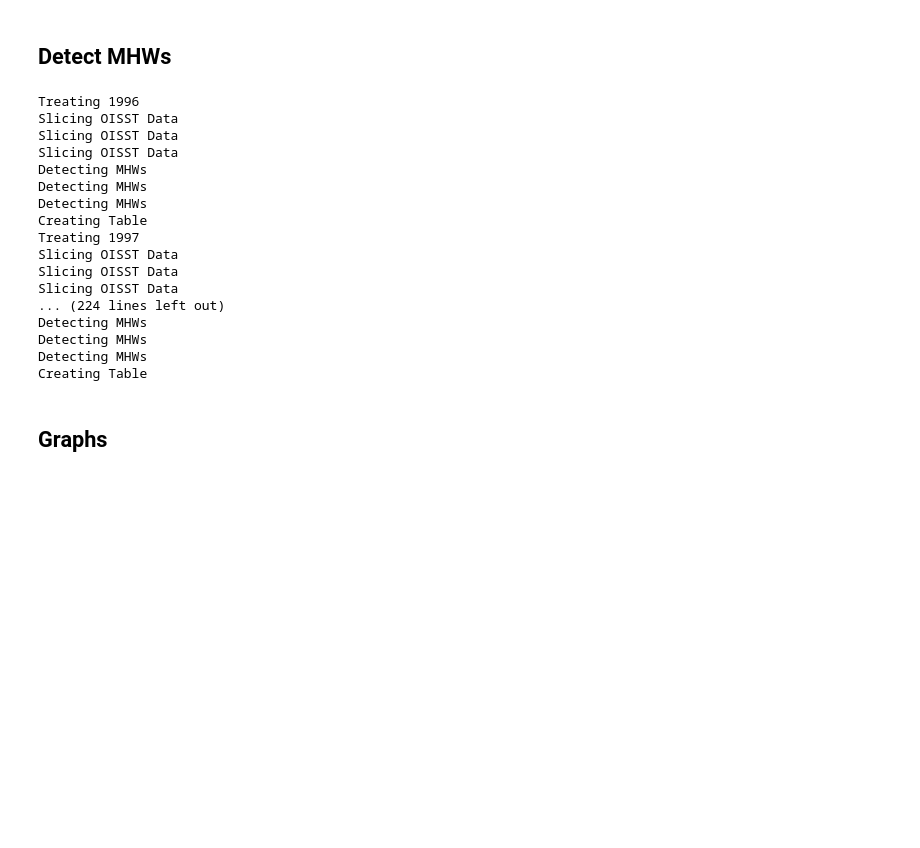
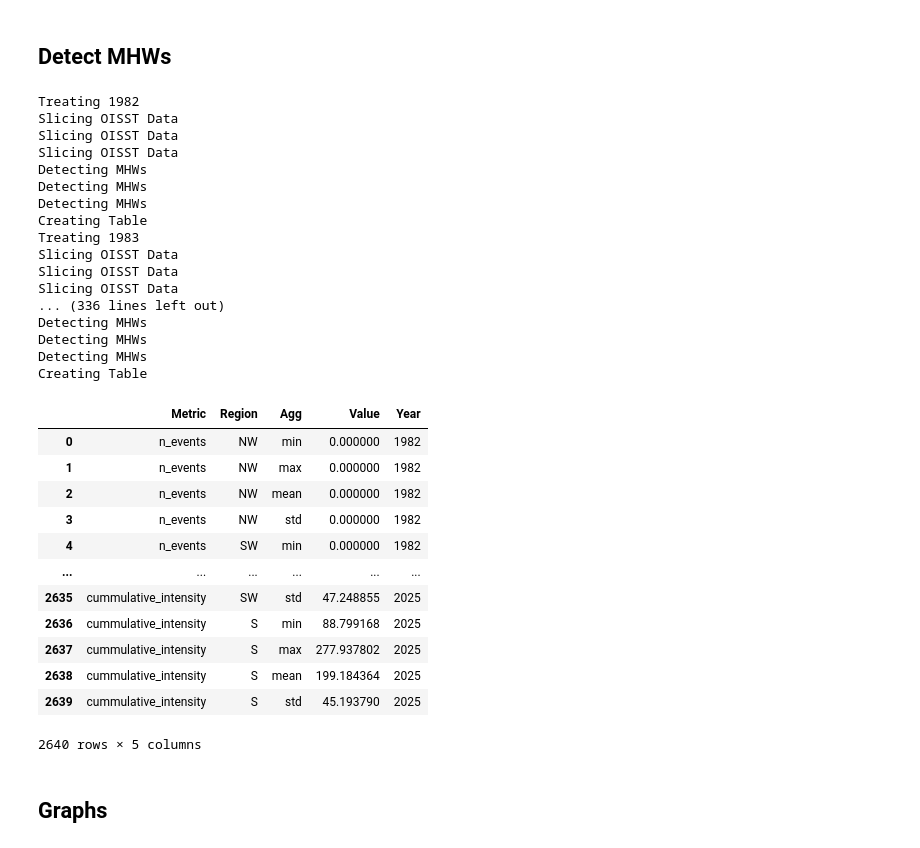
Before and after one commit to silveira-m/marineheatwaves, a Jupyter notebook: mhw_analysis_9A_zones.ipynb, the cells around one changed output. Cells and saved outputs as stored; diff of their text form; code cells hidden in the pictures; blank space fills up the shorter version.

```diff
--- a/mhw_analysis_9A_zones.ipynb
+++ b/mhw_analysis_9A_zones.ipynb
@@ -198,7 +208,9 @@ class Year:
 
         oisst_sel = spatial_subset(oisst).where(self.shape_masks[zone])
         oisst_sst = oisst_sel["sst"]
-        return oisst_sst.to_dataframe().reset_index()
+        df = oisst_sst.to_dataframe().reset_index()
+        df = df.dropna(subset=['sst'])
+        return df
 
 
     def detect_MHW(self, zone, climatology_period=(1982, 2011)):
@@ -270,12 +282,14 @@ class Year:
         return final_df
 # %%
 yearDict = {}
-for i in range(1996, 2026):
+for i in range(1982, 2026):
     print(f'Treating {i}')
     year = Year(i, shape_masks)
     yearDict[i] = year
+
+np.save('yearDict9a.npy', yearDict)
 # %% [output]
-Treating 1996
+Treating 1982
 Slicing OISST Data
 Slicing OISST Data
 Slicing OISST Data
@@ -283,15 +297,55 @@ Detecting MHWs
 Detecting MHWs
 Detecting MHWs
 Creating Table
-Treating 1997
+Treating 1983
 Slicing OISST Data
 Slicing OISST Data
 Slicing OISST Data
-... (224 lines left out)
+... (336 lines left out)
 Detecting MHWs
 Detecting MHWs
 Detecting MHWs
 Creating Table
+# %%
+yearDictS = np.load('yearDict9a.npy', allow_pickle=True).item()
+# %%
+writer = pd.ExcelWriter('Summary Tables/9a.xlsx')
+for year, obj in yearDictS.items():
+    obj.table.to_excel(writer, sheet_name= str(year))
+writer.close()
 # %%
 import plotly.express as px
 import plotly.graph_objects as go
+# %%
+all_years = []
+
+for year, obj in yearDictS.items():
+    table = obj.table.copy()
+
+    df_year = (
+        table
+        .stack(level=[0, 1], future_stack=True)
+        .reset_index()
+    )
+
+    df_year.columns = ['Metric', 'Region', 'Agg', 'Value']
+    df_year['Year'] = year
+
+    all_years.append(df_year)
+
+df = pd.concat(all_years, ignore_index=True)
+df
+# %% [output]
+|  | Metric | Region | Agg | Value | Year |
+| 0 | n_events | NW | min | 0.000000 | 1982 |
+| 1 | n_events | NW | max | 0.000000 | 1982 |
+| 2 | n_events | NW | mean | 0.000000 | 1982 |
+| 3 | n_events | NW | std | 0.000000 | 1982 |
+| 4 | n_events | SW | min | 0.000000 | 1982 |
+| ... | ... | ... | ... | ... | ... |
+| 2635 | cummulative_intensity | SW | std | 47.248855 | 2025 |
+| 2636 | cummulative_intensity | S | min | 88.799168 | 2025 |
+| 2637 | cummulative_intensity | S | max | 277.937802 | 2025 |
+| 2638 | cummulative_intensity | S | mean | 199.184364 | 2025 |
+| 2639 | cummulative_intensity | S | std | 45.193790 | 2025 |
+2640 rows × 5 columns
```
Also changed, not shown: parts of 7 cells of this notebook, 15 other files.
